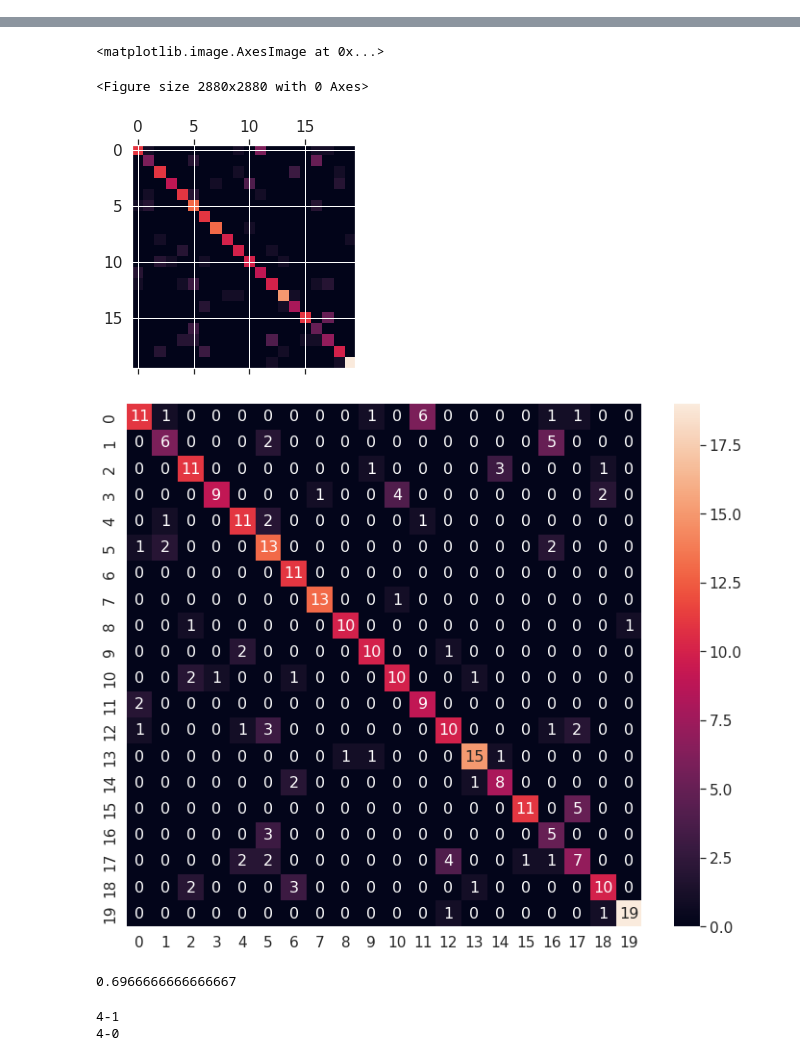
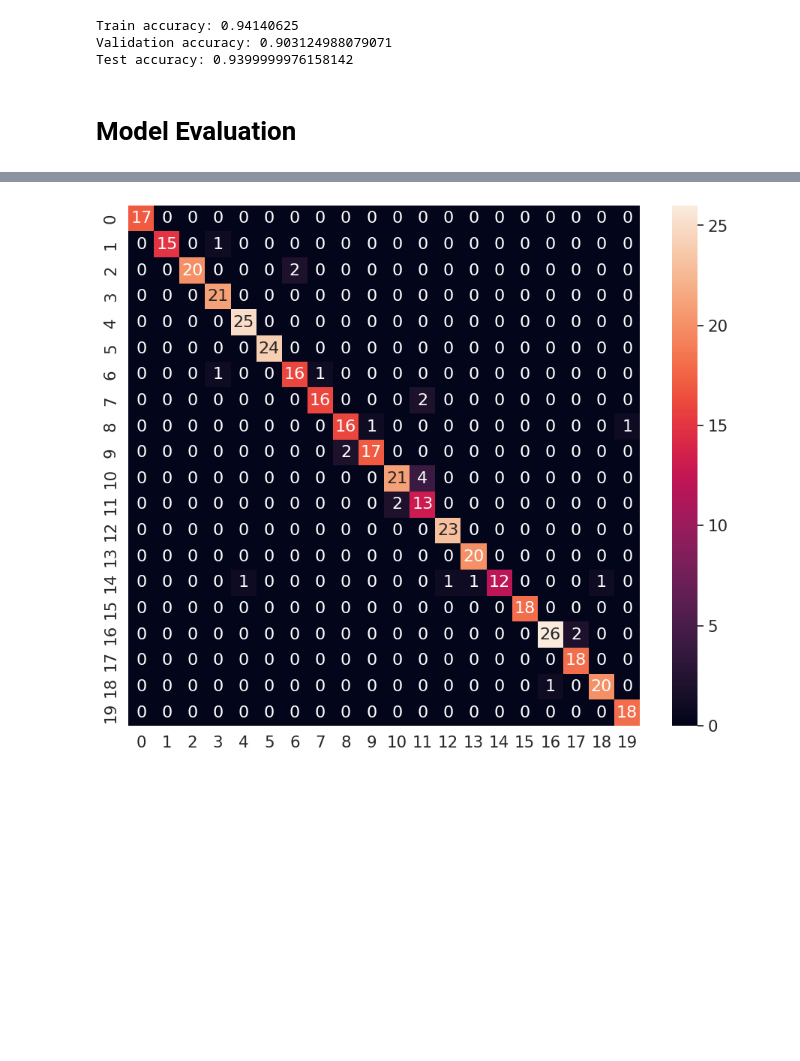
Before and after one commit to rachung2510/oppy, a Jupyter notebook: model_MLP.ipynb, the cells around one changed output, grey strips where cells are left out. Cells and saved outputs as stored; diff of their text form; code cells hidden in the pictures; blank space fills up the shorter version.

```diff
--- a/model_MLP.ipynb
+++ b/model_MLP.ipynb
@@ -79,0 +35,22 @@ y_train, y_test = labels_one_hot[random_indexes[:train_size],:], labels_one_hot[
+# %%
+## X
+n_steps = len(json.loads(dataset.iloc[0,0]))
+n_features = 4
+X = np.empty((dataset.shape[0], n_steps*n_features), dtype=np.float64)
+for i in range(X.shape[0]):
+    x = []
+    for j in range(n_features):
+        arr = list(json.loads(dataset.iloc[i,j]))
+        x += arr
+    X[i] = np.array(x)
+
+## y
+labels = dataset["label"].to_numpy()
+le = LabelEncoder()
+y_encoded = le.fit_transform(labels)
+n_classes = len(np.unique(y_encoded))
+y = to_categorical(y_encoded)
+
+## split
+x_train, x_test, y_train, y_test = train_test_split(X, y, test_size=0.2, random_state=42)
+x_train, x_val, y_train, y_val = train_test_split(x_train, y_train, test_size=0.2, random_state=42)
@@ -89,8 +68,9 @@ model.add(Dense(32, activation='relu', name='fourth_dense'))
 model.add(Dense(20, activation='softmax', name='final_dense'))
 model.summary()
 model.compile(loss='categorical_crossentropy', optimizer='adam', metrics=['accuracy'])
+
 # Train the MLP model.
-history = model.fit(x_train, y_train, epochs=400, batch_size=64, validation_data=(x_test, y_test))
+history = model.fit(x_train, y_train, epochs=400, batch_size=64, validation_data=(x_val, y_val))
 fig, axes = plt.subplots(2,1, figsize=(8,6))
 axes[0].plot(history.epoch,history.history['loss'], label='training')
 axes[0].plot(history.epoch,history.history['val_loss'], label='validation')
@@ -127,15 +134,26 @@ Epoch 400/400
+# %%
+print("Train accuracy:", history.history["accuracy"][-1])
+print("Validation accuracy:", history.history["val_accuracy"][-1])
+print("Test accuracy:", model.evaluate(x_test, y_test, verbose=0)[1])
+# %% [output]
+Train accuracy: 0.94140625
+Validation accuracy: 0.903124988079071
+Test accuracy: 0.9399999976158142
+# %% [markdown]
+# Model Evaluation
 # %%
-from sklearn.metrics import confusion_matrix, ConfusionMatrixDisplay
-import numpy as np
-import matplotlib.pyplot as plt
+from sklearn.metrics import confusion_matrix
+import seaborn as sn
 
-y_pred = model.predict(x_test)
+y_pred = model.predict(x_test, verbose=0)
 y_pred_rd = np.argmax(y_pred, axis=1)
-
 y_test_rd = np.argmax(y_test, axis=1)
-
 cm = confusion_matrix(y_test_rd, y_pred_rd)
-
-plt.figure(figsize=(40,40))
-plt.matshow(cm)
+# plt.figure(figsize=(40,40))
+# plt.matshow(cm)
+df_cm = pd.DataFrame(cm, range(20), range(20))
+plt.figure(figsize=(11,9))
+sn.set(font_scale=1.4) # for label size
+sn.heatmap(df_cm, annot=True, annot_kws={"size": 16}) # font size
+plt.show()
 # %% [output]
@@ -143,27 +160,4 @@ plt.matshow(cm)
-<matplotlib.image.AxesImage at 0x...>
-<Figure size 2880x2880 with 0 Axes>
-[figure, old version]
+[figure, new version]
-# %%
-import seaborn as sn
-import pandas as pd
-
-df_cm = pd.DataFrame(cm, range(20), range(20))
-plt.figure(figsize=(12,10))
-sn.set(font_scale=1.4) # for label size
-sn.heatmap(df_cm, annot=True, annot_kws={"size": 16}) # font size
-plt.show()
-# %% [output]
-[figure, removed]
-# %%
-np.sum(np.diag(cm)) / np.sum(cm)
-# %% [output]
-0.6966666666666667
-# %%
-print(labels[1])
-print(labels[16])
-# %% [output]
-4-1
-4-0
 # %%
 import time
 
```
Also changed, not shown: parts of 13 cells of this notebook.
